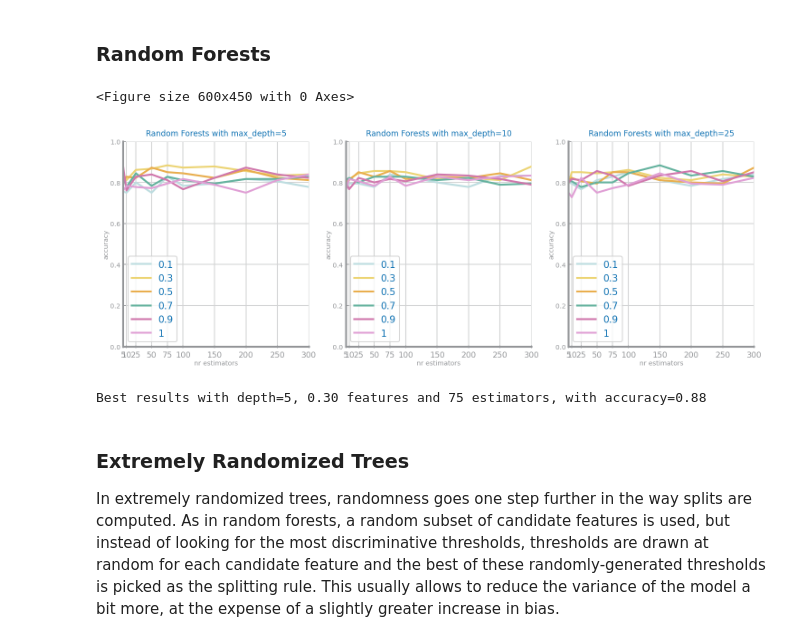
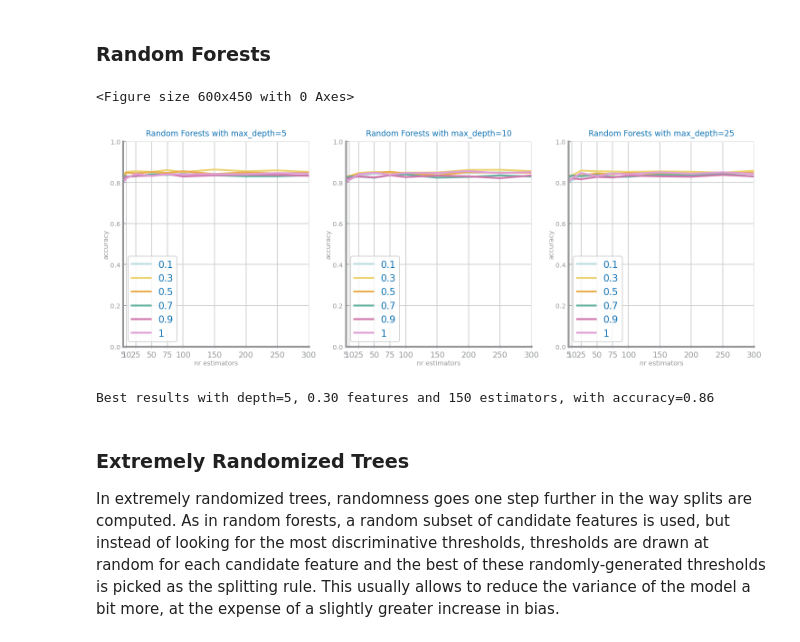
Before and after one commit to HerouFenix/cdados-project, a Jupyter notebook: Classification/RandomForests/RandomForests_HF.ipynb, the cells around one changed output. Cells and saved outputs as stored; diff of their text form; code cells hidden in the pictures.

Commit message:
Results for RandomForests

```diff
--- a/Classification/RandomForests/RandomForests_HF.ipynb
+++ b/Classification/RandomForests/RandomForests_HF.ipynb
@@ -34,7 +34,7 @@ max_features = [.1, .3, .5, .7, .9, 1]
 best_rand_forest = ('', 0, 0)
 last_best_rf = 0
 best_rf = None
-n_holdouts = 2
+n_holdouts = 50
 
 cols = len(max_depths)
 plt.figure()
@@ -260,7 +260,7 @@ max_features = [.1, .3, .5, .7, .9, 1]
 best_rand_forest = ('', 0, 0)
 last_best_rf = 0
 best_rf = None
-n_holdouts = 2
+n_holdouts = 50
 
 cols = len(max_depths)
 plt.figure()
@@ -486,7 +486,7 @@ max_features = [.1, .3, .5, .7, .9, 1]
 best_rand_forest = ('', 0, 0)
 last_best_rf = 0
 best_rf = None
-n_holdouts = 2
+n_holdouts = 50
 
 cols = len(max_depths)
 plt.figure()
@@ -712,7 +712,7 @@ max_features = [.1, .3, .5, .7, .9, 1]
 best_rand_forest = ('', 0, 0)
 last_best_rf = 0
 best_rf = None
-n_holdouts = 2
+n_holdouts = 50
 
 cols = len(max_depths)
 plt.figure()
@@ -722,35 +722,35 @@ for k in range(len(max_depths)):
     values = {}
     for f in max_features:
         yvalues = []
         for n in n_estimators:
 
             total_acc = 0
 
             for h in range(n_holdouts):
                 trnX, tstX, trnY, tstY = train_test_split(X, y, train_size=0.7, stratify=y)
 
                 rf = RandomForestClassifier(n_estimators=n, max_depth=d, max_features=f)
                 rf.fit(trnX, trnY)
                 prdY = rf.predict(tstX)
                 total_acc += metrics.accuracy_score(tstY, prdY)
 
             total_acc /= n_holdouts
             yvalues.append(total_acc)
             if yvalues[-1] > last_best_rf:
                 best_rand_forest = (d, f, n)
                 last_best_rf = yvalues[-1]
                 best_rf = rf
 
         values[f] = yvalues
     ds.multiple_line_chart(n_estimators, values, ax=axs[0, k], title='Random Forests with max_depth=%d'%d,
                            xlabel='nr estimators', ylabel='accuracy', percentage=True)
 
 plt.show()
 print('Best results with depth=%d, %1.2f features and %d estimators, with accuracy=%1.2f'%(best_rand_forest[0], best_rand_forest[1], best_rand_forest[2], last_best_rf))
 # %% [output]
 <Figure size 600x450 with 0 Axes>
-[figure, old version]
+[figure, new version]
-Best results with depth=5, 0.30 features and 75 estimators, with accuracy=0.88
+Best results with depth=5, 0.30 features and 150 estimators, with accuracy=0.86
 # %% [markdown]
 ### Extremely Randomized Trees
 
```
Also changed, not shown: parts of 11 cells of this notebook, 3 other files.
